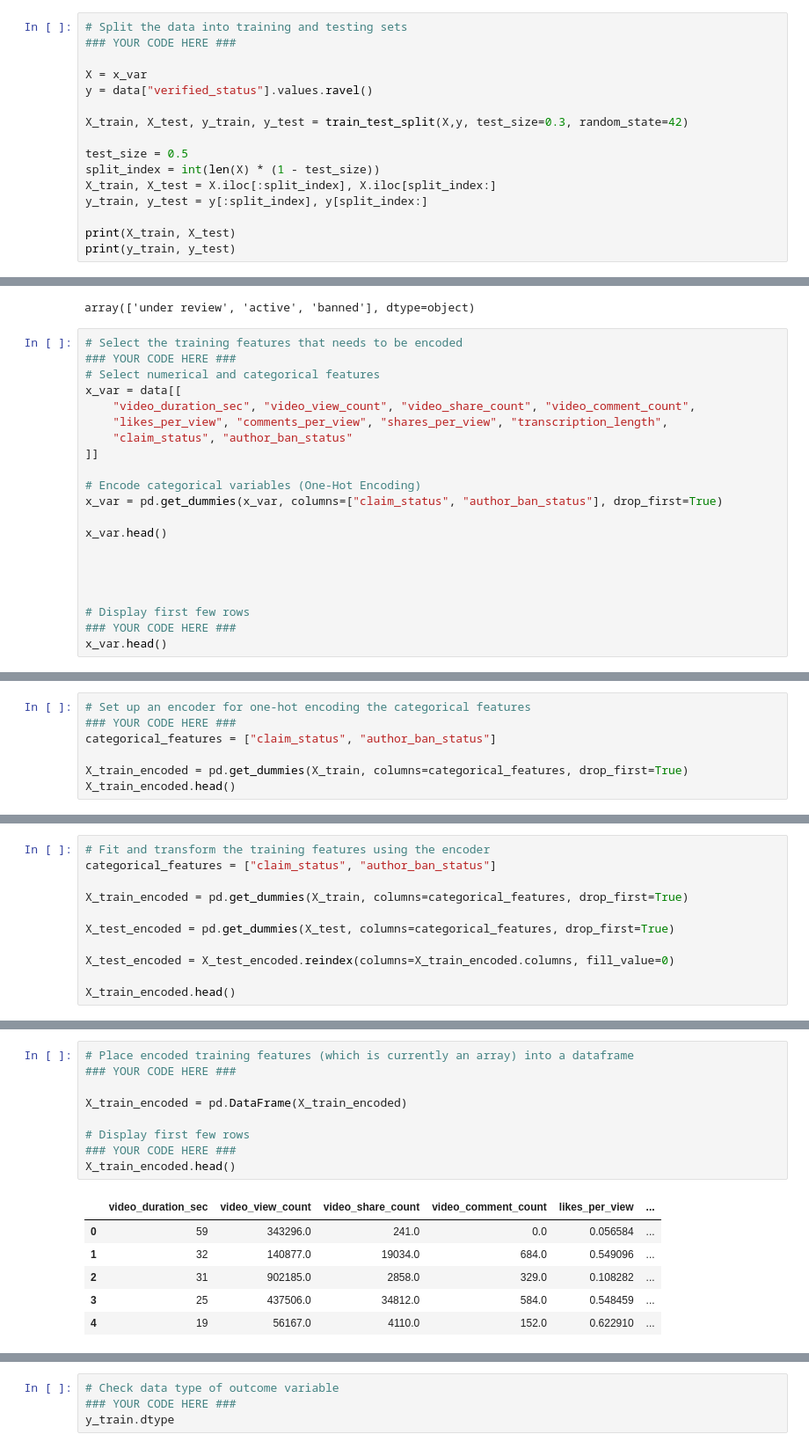
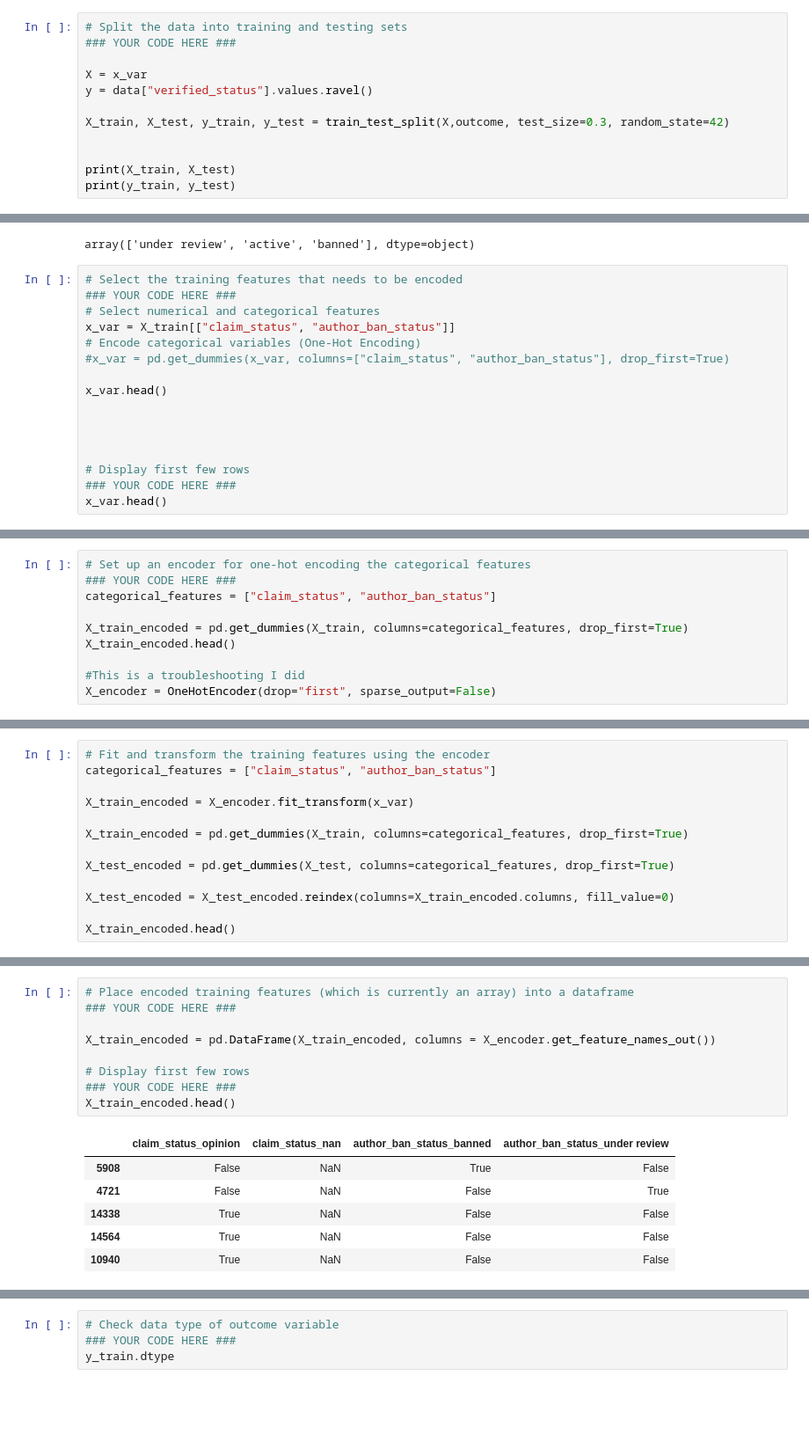
Before and after one commit to Rlyubimov/Data-Analytics-for-Economics, a Jupyter notebook: Tik Tok Project/TikTok Project.ipynb, the cells around one changed output, grey strips where cells are left out. Shown at 88% size. Cells and saved outputs as stored; diff of their text form; blank space fills up the shorter version.

```diff
--- a/Tik Tok Project/TikTok Project.ipynb
+++ b/Tik Tok Project/TikTok Project.ipynb
@@ -1461,12 +1447,8 @@ x_var.head()
 X = x_var
 y = data["verified_status"].values.ravel()
 
-X_train, X_test, y_train, y_test = train_test_split(X,y, test_size=0.3, random_state=42)
+X_train, X_test, y_train, y_test = train_test_split(X,outcome, test_size=0.3, random_state=42)
 
-test_size = 0.5
-split_index = int(len(X) * (1 - test_size))
-X_train, X_test = X.iloc[:split_index], X.iloc[split_index:]
-y_train, y_test = y[:split_index], y[split_index:]
 
 print(X_train, X_test)
 print(y_train, y_test)
@@ -1521,14 +1503,9 @@ array(['under review', 'active', 'banned'], dtype=object)
 # Select the training features that needs to be encoded
 ### YOUR CODE HERE ###
 # Select numerical and categorical features
-x_var = data[[
-    "video_duration_sec", "video_view_count", "video_share_count", "video_comment_count",
-    "likes_per_view", "comments_per_view", "shares_per_view", "transcription_length",
-    "claim_status", "author_ban_status"
-]]
-
+x_var = X_train[["claim_status", "author_ban_status"]]
 # Encode categorical variables (One-Hot Encoding)
-x_var = pd.get_dummies(x_var, columns=["claim_status", "author_ban_status"], drop_first=True)
+#x_var = pd.get_dummies(x_var, columns=["claim_status", "author_ban_status"], drop_first=True)
 
 x_var.head()
 
@@ -1552,3 +1529,6 @@ categorical_features = ["claim_status", "author_ban_status"]
 
 X_train_encoded = pd.get_dummies(X_train, columns=categorical_features, drop_first=True)
 X_train_encoded.head()
+
+#This is a troubleshooting I did
+X_encoder = OneHotEncoder(drop="first", sparse_output=False)
@@ -1562,6 +1535,8 @@ X_train_encoded.head()
 # %%
 # Fit and transform the training features using the encoder
 categorical_features = ["claim_status", "author_ban_status"]
+
+X_train_encoded = X_encoder.fit_transform(x_var)
 
 X_train_encoded = pd.get_dummies(X_train, columns=categorical_features, drop_first=True)
 
@@ -1580,19 +1555,19 @@ X_train_encoded.head()
 # %%
 # Place encoded training features (which is currently an array) into a dataframe
 ### YOUR CODE HERE ###
 
-X_train_encoded = pd.DataFrame(X_train_encoded)
+X_train_encoded = pd.DataFrame(X_train_encoded, columns = X_encoder.get_feature_names_out())
 
 # Display first few rows
 ### YOUR CODE HERE ###
 X_train_encoded.head()
 # %% [output]
-|  | video_duration_sec | video_view_count | video_share_count | video_comment_count | likes_per_view | ... |
-| 0 | 59 | 343296.0 | 241.0 | 0.0 | 0.056584 | ... |
-| 1 | 32 | 140877.0 | 19034.0 | 684.0 | 0.549096 | ... |
-| 2 | 31 | 902185.0 | 2858.0 | 329.0 | 0.108282 | ... |
-| 3 | 25 | 437506.0 | 34812.0 | 584.0 | 0.548459 | ... |
-| 4 | 19 | 56167.0 | 4110.0 | 152.0 | 0.622910 | ... |
+|  | claim_status_opinion | claim_status_nan | author_ban_status_banned | author_ban_status_under review |
+| 5908 | False | NaN | True | False |
+| 4721 | False | NaN | False | True |
+| 14338 | True | NaN | False | False |
+| 14564 | True | NaN | False | False |
+| 10940 | True | NaN | False | False |
 # %%
 # Display first few rows of `X_train` with `claim_status` and `author_ban_status` columns dropped (since these features are being transformed to numeric)
 ### YOUR CODE HERE ###
```
Also changed, not shown: parts of 25 cells of this notebook, 9 other files.
